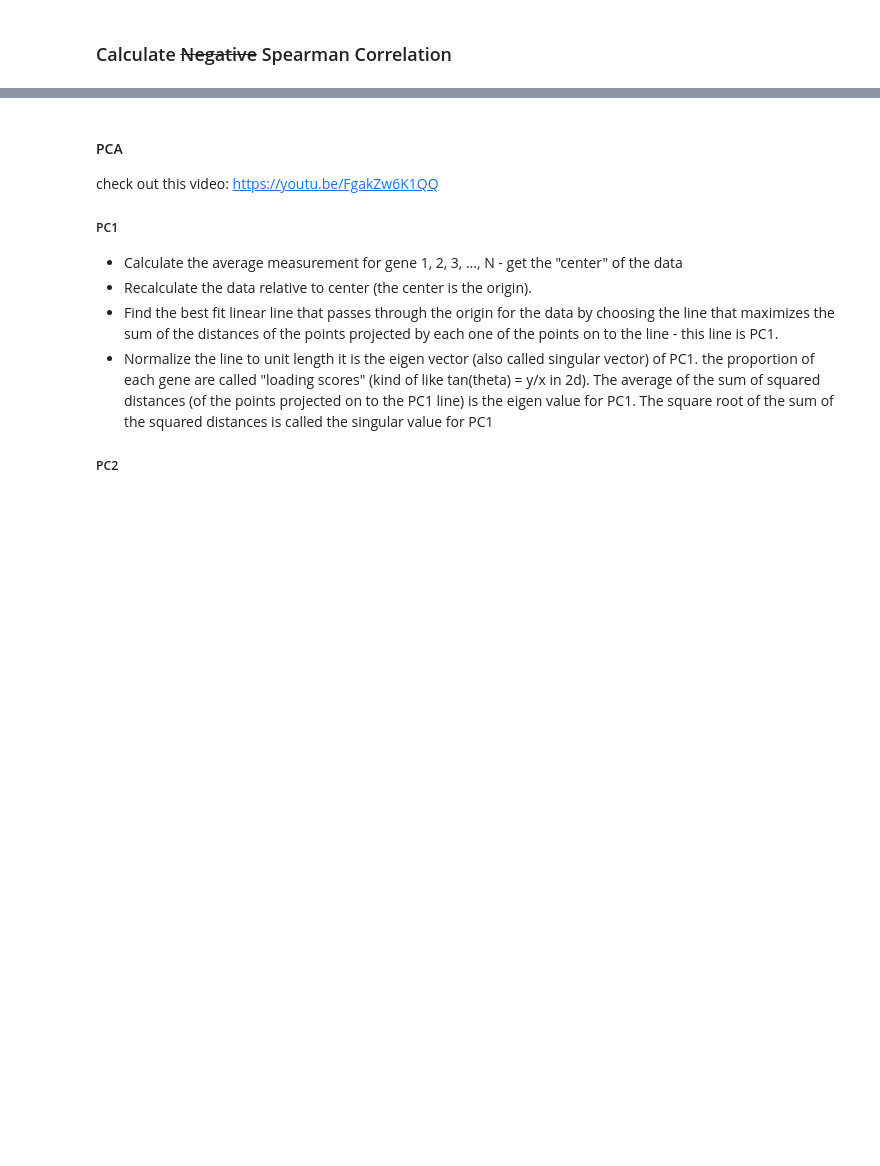
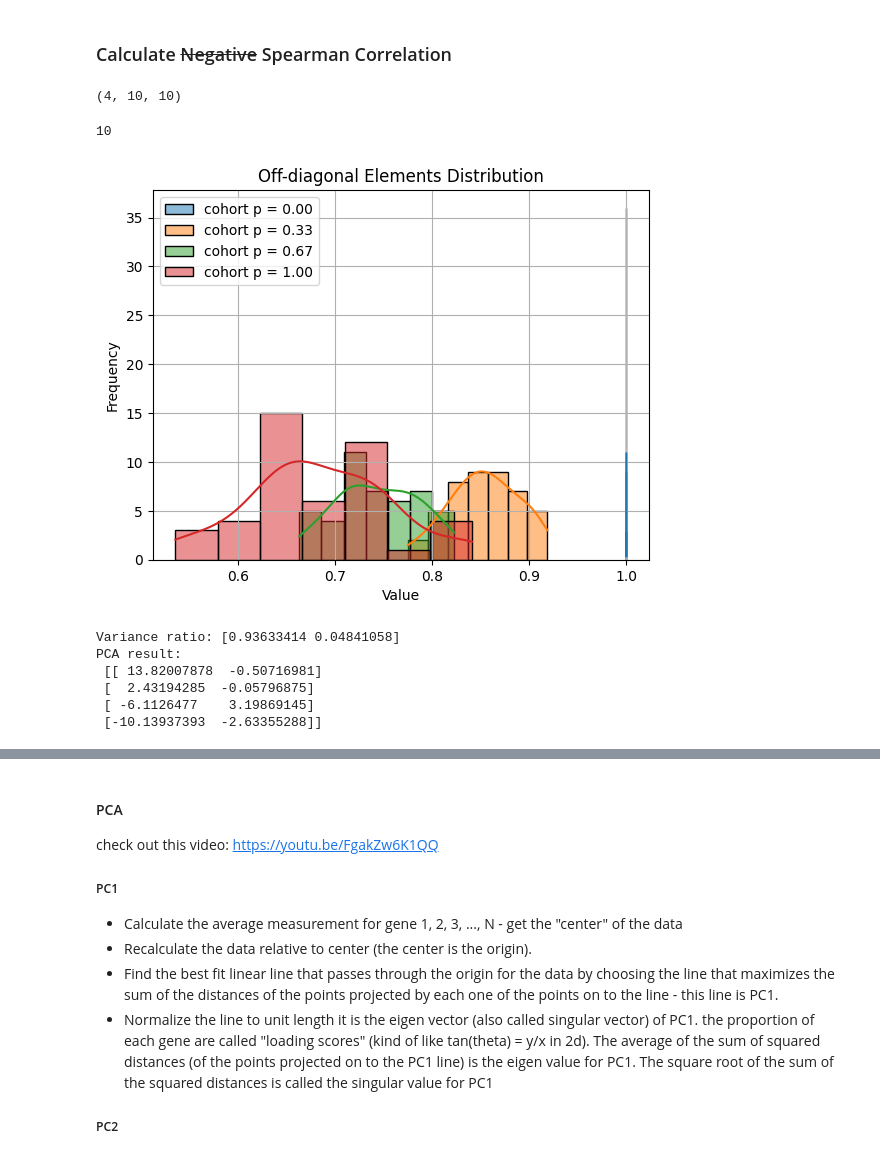
Before and after one commit to GalD101/GCL_Tool_BIU, a Jupyter notebook: Python/synthetic_data.ipynb, the cells around one changed output, grey strips where cells are left out. Cells and saved outputs as stored; diff of their text form; code cells hidden in the pictures; blank space fills up the shorter version.

Commit message:
better graphs. Will need more improvements this is a WIP

```diff
--- a/Python/synthetic_data.ipynb
+++ b/Python/synthetic_data.ipynb
@@ -32,7 +32,7 @@ def ode_system(x, t, W):  # t must be passed even if not used
     return derivative_vector
 # %%
 # Initialize parameters
-N = 100#50  #100  # Number of genes in a cell
+N = 50#100#50  #100  # Number of genes in a cell
 M = 10#25 #25  #50  # Number of "defects" of the matrix W
 avg_deg = 3
 
@@ -40,13 +40,13 @@ initial_conditions = [np.random.rand(N) for _ in range(N)]
 
 dist = lambda x: random.random() < x
 q = 1  # Affects the range of the random numbers generated
-probability_spacing = 0.1  #0.05
+probability_spacing = 0.3  #0.05
 num_of_cohorts = int(1 / probability_spacing) + 1
 p = np.linspace(0, 1, num_of_cohorts) # probability to create a defect
 W = [[np.zeros((N, N)) for _ in range(M)] for __ in range(
     num_of_cohorts)]  # Initialize the weight matrix with zeros; W[cohort index][defect index][(row, column)] TODO: Perhaps there is a simpler more elegant way to do this with smaller dimension arrays.
 
-num_of_time_stamps = 100
+num_of_time_stamps = 1000
 t_final = 10
 t = np.linspace(0, t_final, num_of_time_stamps)
 
@@ -130,6 +157,9 @@ spearmanr(actual_steady_state[2])[0]  # [0] gives the Spearman correlation matri
 
 (spearmanr(actual_steady_state[0])[0])
 len(spearmanr(actual_steady_state[0])[0])
+# %% [output]
+(4, 10, 10)
+10
 # %%
 # get the off diagonal elements and graph a distribution of them:
 off_diagonal_elements = [[] for _ in range(len(spearman_steady_state))]
@@ -140,24 +170,28 @@ for mnm in range(len(spearman_steady_state)):
             if column_index > row_index:
                 off_diagonal_elements[mnm].append(spearman_steady_state[mnm][row_index][column_index])
 # %%
-# Plot the off-diagonal elements distribution
+import seaborn as sns
+import matplotlib.pyplot as plt
+
+# Plot the off-diagonal elements distribution using seaborn
 for sss in range(len(off_diagonal_elements)):
-    plt.hist(off_diagonal_elements[sss], alpha=0.5, label='cohort p = {:.2f}'.format(p[sss]))
-
+    sns.histplot(off_diagonal_elements[sss], kde=True, label='cohort p = {:.2f}'.format(p[sss]), alpha=0.5)
 
 # Add title and labels
 plt.title('Off-diagonal Elements Distribution')
 plt.xlabel('Value')
 plt.ylabel('Frequency')
 
 # Add legend
 plt.legend()
 
 # Show grid
 plt.grid(True)
 
 # Display the plot
 plt.show()
+# %% [output]
+[figure, added]
 # %%
 # Use dimensionality reduction to reduce the spearman matrix by using PCA
 
@@ -184,6 +218,13 @@ print("Variance ratio:", pca.explained_variance_ratio_)
 
 # Print the PCA result [PC1, PC2]
 print("PCA result:\n", pca_result)
+# %% [output]
+Variance ratio: [0.93633414 0.04841058]
+PCA result:
+ [[ 13.82007878  -0.50716981]
+ [  2.43194285  -0.05796875]
+ [ -6.1126477    3.19869145]
+ [-10.13937393  -2.63355288]]
 # %%
 import numpy as np
 from sklearn.decomposition import PCA
```
Also changed, not shown: parts of 8 cells of this notebook.
